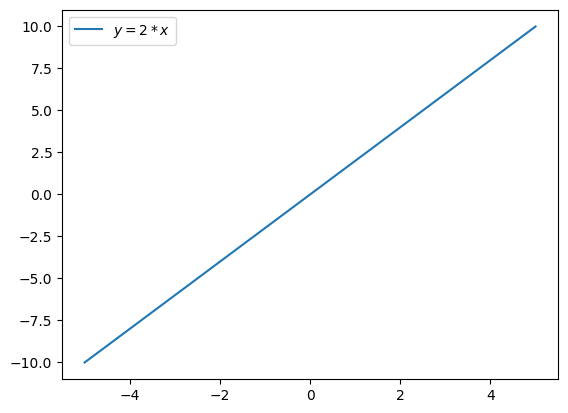
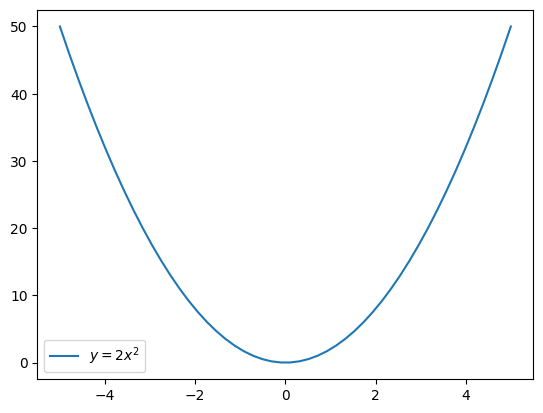
Code edit (unified diff) that turned the first committed figure into the second:
--- before
+++ after
@@ -1,12 +1,17 @@
+## My first Python
+
 import numpy as np
 import matplotlib.pyplot as plt
 
 def f(x):
-  return 2 * x  # xに2をかけてy座標とする
+  return 2 * x**2  # xに2をかけてy座標とする
 
 x = np.linspace(-5, 5)  # -5から5まで
 y = f(x)
 
-plt.plot(x, y, label='$y = 2*x$')
+# Assert that y is not empty
+assert y.size > 0, "The array y should not be empty."
+
+plt.plot(x, y, label='$y = 2x^2$')
 plt.legend()
 plt.show()

Commit: 線形代数でいろいろ広げ中